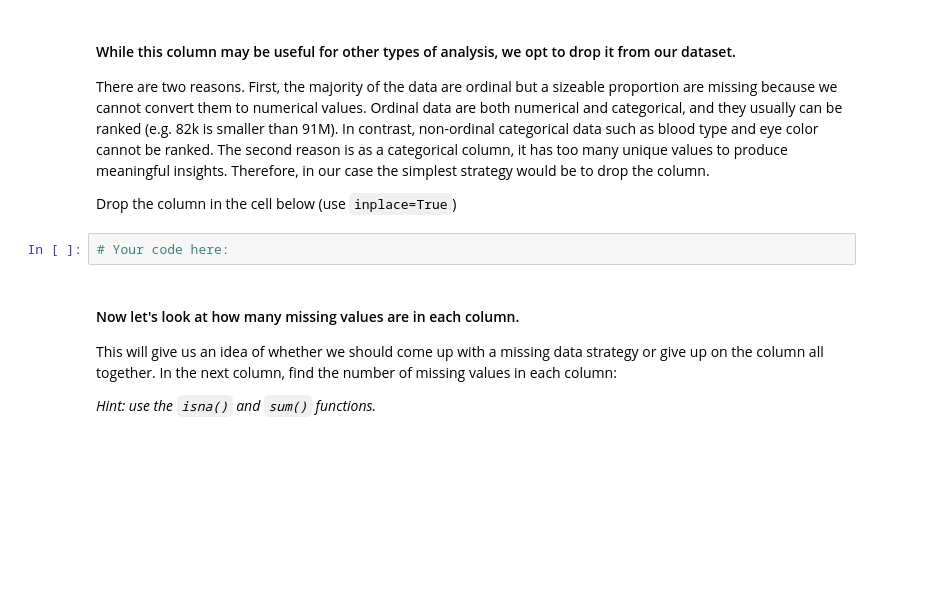
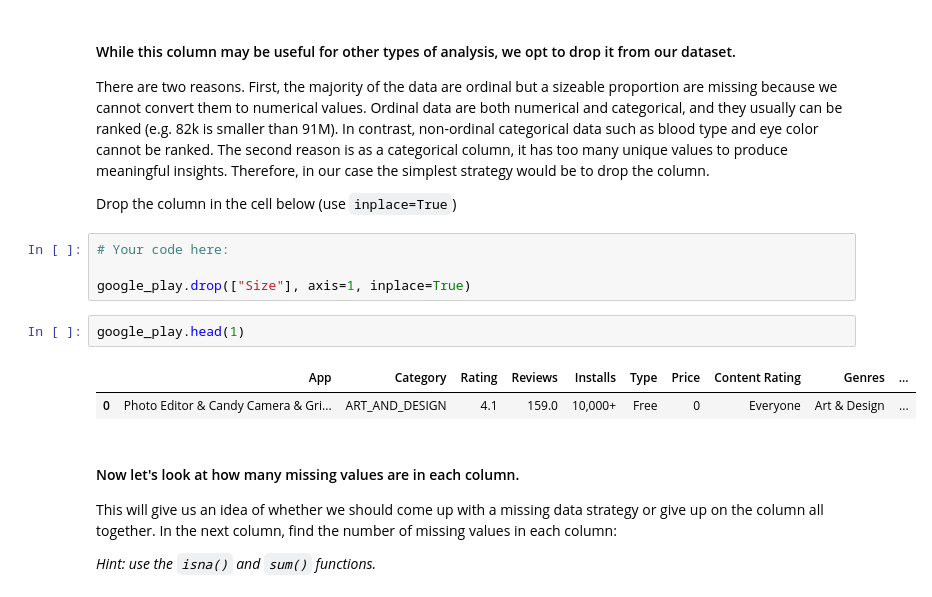
Before and after one commit to ironhack-datalabs/datamad0819, a Jupyter notebook: module-3/lab-supervised-learning-feature-extraction/your-code/main.ipynb, the cells around one changed output. Drawn from its saved outputs; the diff is of its cells as text; blank space fills up the shorter version.

```diff
--- a/module-3/lab-supervised-learning-feature-extraction/your-code/main.ipynb
+++ b/module-3/lab-supervised-learning-feature-extraction/your-code/main.ipynb
@@ -149,6 +213,13 @@ There are two reasons. First, the majority of the data are ordinal but a sizeabl
 Drop the column in the cell below (use `inplace=True`)
 # %%
 # Your code here:
+
+google_play.drop(["Size"], axis=1, inplace=True)
+# %%
+google_play.head(1)
+# %% [output]
+|  | App | Category | Rating | Reviews | Installs | Type | Price | Content Rating | Genres | ... |
+| 0 | Photo Editor & Candy Camera & Gri... | ART_AND_DESIGN | 4.1 | 159.0 | 10,000+ | Free | 0 | Everyone | Art & Design | ... |
 # %% [markdown]
 #### Now let's look at how many missing values are in each column.
 
```
Also changed, not shown: parts of 19 cells of this notebook.
